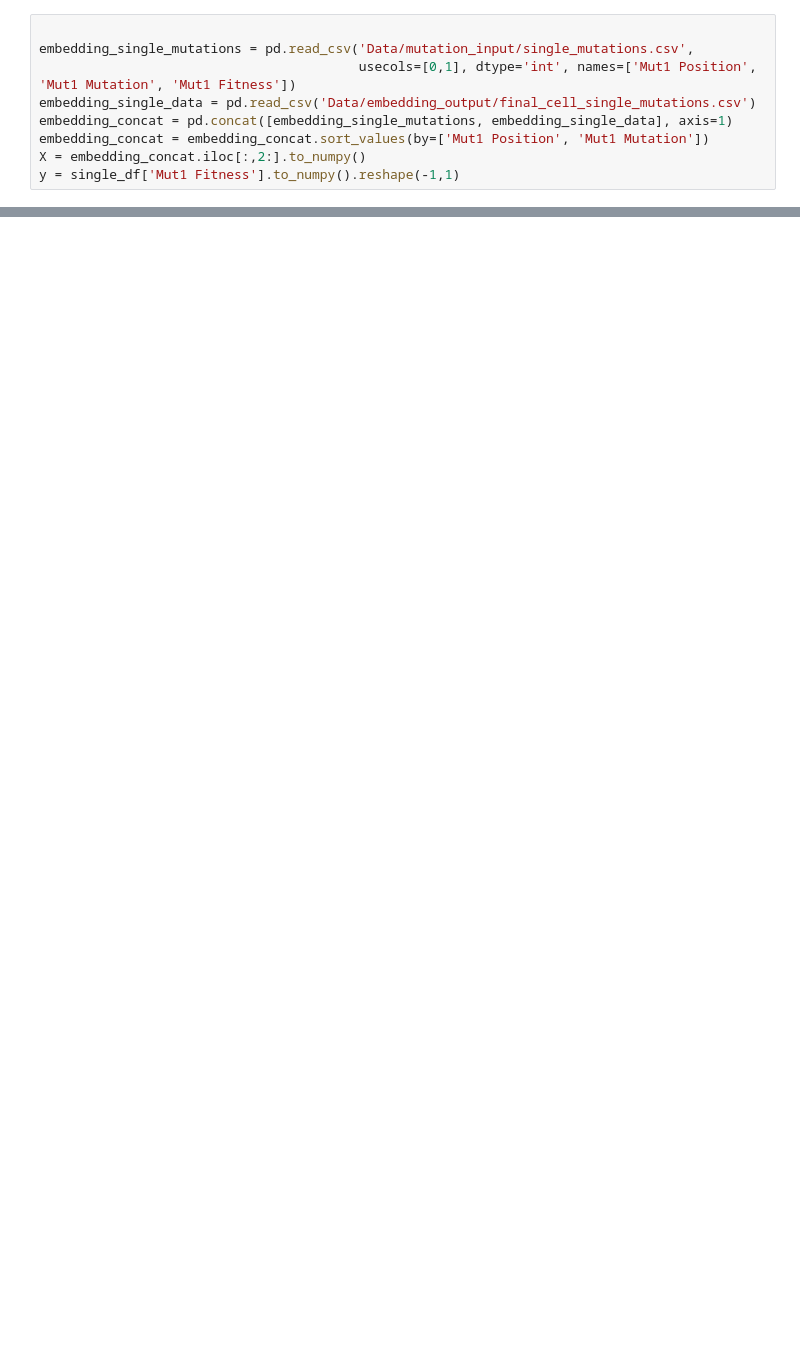
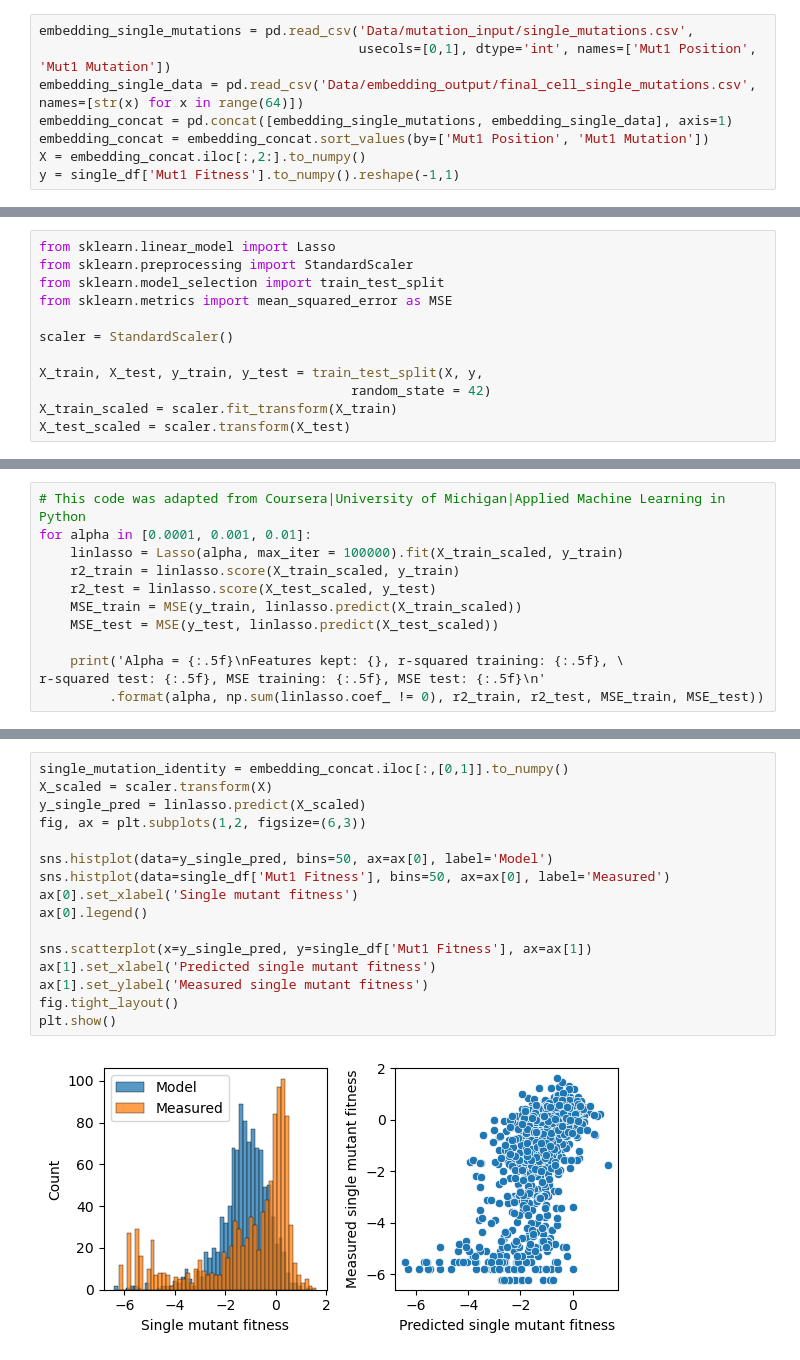
Before and after one commit to leerang77/UniRep_Epistasis_Prediction, a Jupyter notebook: Project.ipynb, the cells around one changed output, grey strips where cells are left out. Cells and saved outputs as stored; diff of their text form; blank space fills up the shorter version.

```diff
--- a/Project.ipynb
+++ b/Project.ipynb
@@ -48,8 +85,7 @@ single_df = single_df.sort_values(by=['Mut1 Position', 'Mut1 Mutation'])
 # %%
-
 embedding_single_mutations = pd.read_csv('Data/mutation_input/single_mutations.csv',
-                                         usecols=[0,1], dtype='int', names=['Mut1 Position', 'Mut1 Mutation', 'Mut1 Fitness'])
-embedding_single_data = pd.read_csv('Data/embedding_output/final_cell_single_mutations.csv')
+                                         usecols=[0,1], dtype='int', names=['Mut1 Position', 'Mut1 Mutation'])
+embedding_single_data = pd.read_csv('Data/embedding_output/final_cell_single_mutations.csv', names=[str(x) for x in range(64)])
 embedding_concat = pd.concat([embedding_single_mutations, embedding_single_data], axis=1)
 embedding_concat = embedding_concat.sort_values(by=['Mut1 Position', 'Mut1 Mutation'])
 X = embedding_concat.iloc[:,2:].to_numpy()
@@ -83,0 +93,12 @@ Please update conda by running
+# %%
+from sklearn.linear_model import Lasso
+from sklearn.preprocessing import StandardScaler
+from sklearn.model_selection import train_test_split
+from sklearn.metrics import mean_squared_error as MSE
+
+scaler = StandardScaler()
+
+X_train, X_test, y_train, y_test = train_test_split(X, y,
+                                        random_state = 42)
+X_train_scaled = scaler.fit_transform(X_train)
+X_test_scaled = scaler.transform(X_test)
@@ -83,0 +109,12 @@ Please update conda by running
+# %%
+# This code was adapted from Coursera|University of Michigan|Applied Machine Learning in Python
+for alpha in [0.0001, 0.001, 0.01]:
+    linlasso = Lasso(alpha, max_iter = 100000).fit(X_train_scaled, y_train)
+    r2_train = linlasso.score(X_train_scaled, y_train)
+    r2_test = linlasso.score(X_test_scaled, y_test)
+    MSE_train = MSE(y_train, linlasso.predict(X_train_scaled))
+    MSE_test = MSE(y_test, linlasso.predict(X_test_scaled))
+
+    print('Alpha = {:.5f}\nFeatures kept: {}, r-squared training: {:.5f}, \
+r-squared test: {:.5f}, MSE training: {:.5f}, MSE test: {:.5f}\n'
+         .format(alpha, np.sum(linlasso.coef_ != 0), r2_train, r2_test, MSE_train, MSE_test))
@@ -83,0 +132,18 @@ Please update conda by running
+# %%
+single_mutation_identity = embedding_concat.iloc[:,[0,1]].to_numpy()
+X_scaled = scaler.transform(X)
+y_single_pred = linlasso.predict(X_scaled)
+fig, ax = plt.subplots(1,2, figsize=(6,3))
+
+sns.histplot(data=y_single_pred, bins=50, ax=ax[0], label='Model')
+sns.histplot(data=single_df['Mut1 Fitness'], bins=50, ax=ax[0], label='Measured')
+ax[0].set_xlabel('Single mutant fitness')
+ax[0].legend()
+
+sns.scatterplot(x=y_single_pred, y=single_df['Mut1 Fitness'], ax=ax[1])
+ax[1].set_xlabel('Predicted single mutant fitness')
+ax[1].set_ylabel('Measured single mutant fitness')
+fig.tight_layout()
+plt.show()
+# %% [output]
+[figure, added]
```
Also changed, not shown: parts of 26 cells of this notebook, 1 other file.
